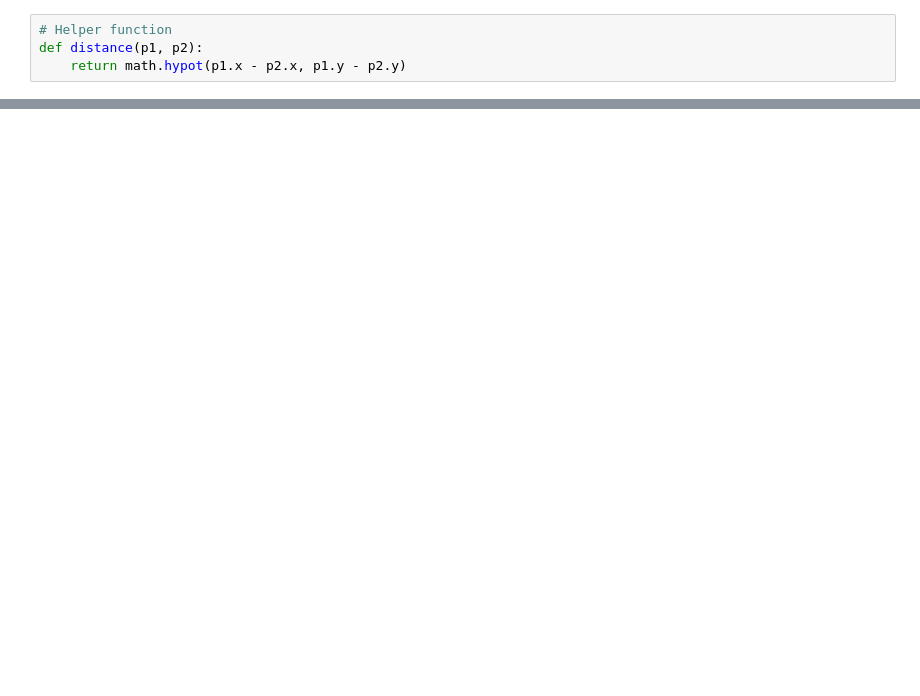
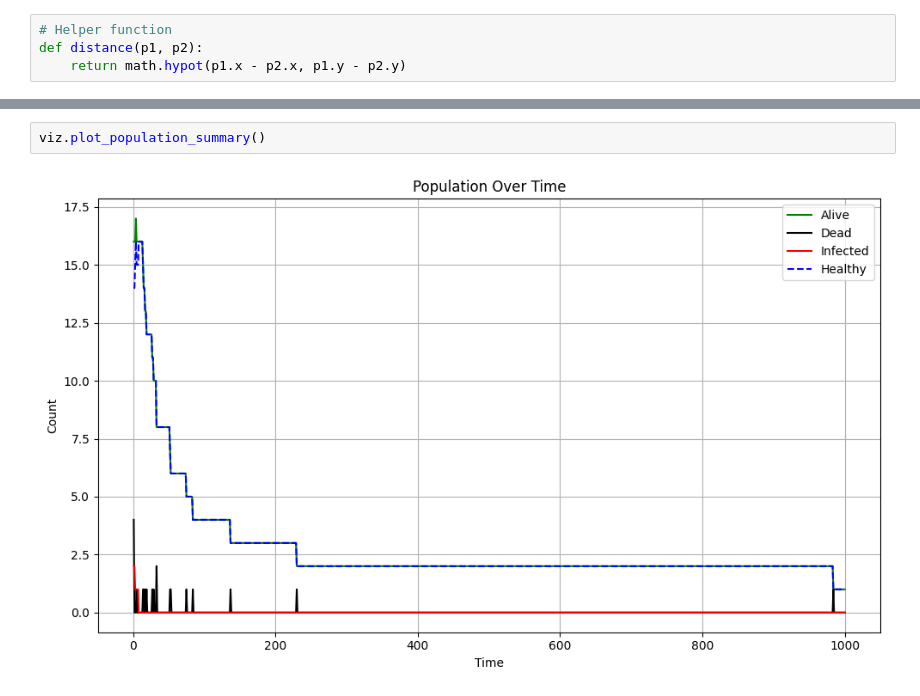
Before and after one commit to chamberlinkevin/population_simulation, a Jupyter notebook: Simulation.ipynb, the cells around one changed output, grey strips where cells are left out. Saved outputs shown, nothing was run; the diff lists cells and outputs as text; blank space fills up the shorter version.

```diff
--- a/Simulation.ipynb
+++ b/Simulation.ipynb
@@ -107,0 +227,4 @@ print(df_movements.head())
+# %%
+viz.plot_population_summary()
+# %% [output]
+[figure, added]
```
Also changed, not shown: parts of 8 cells of this notebook, 2 other files.
